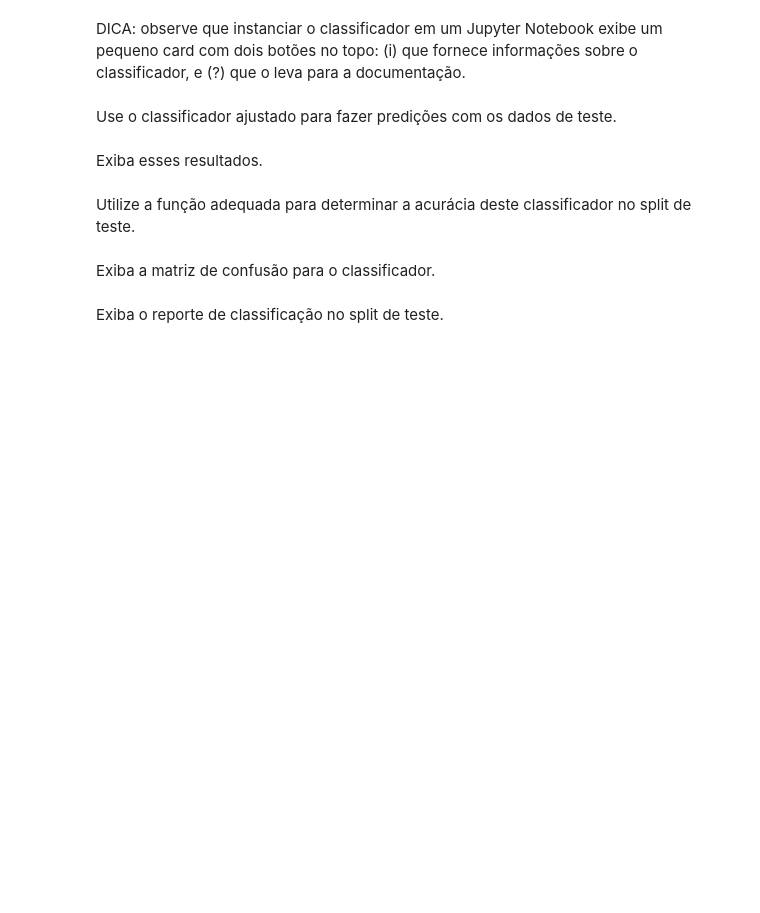
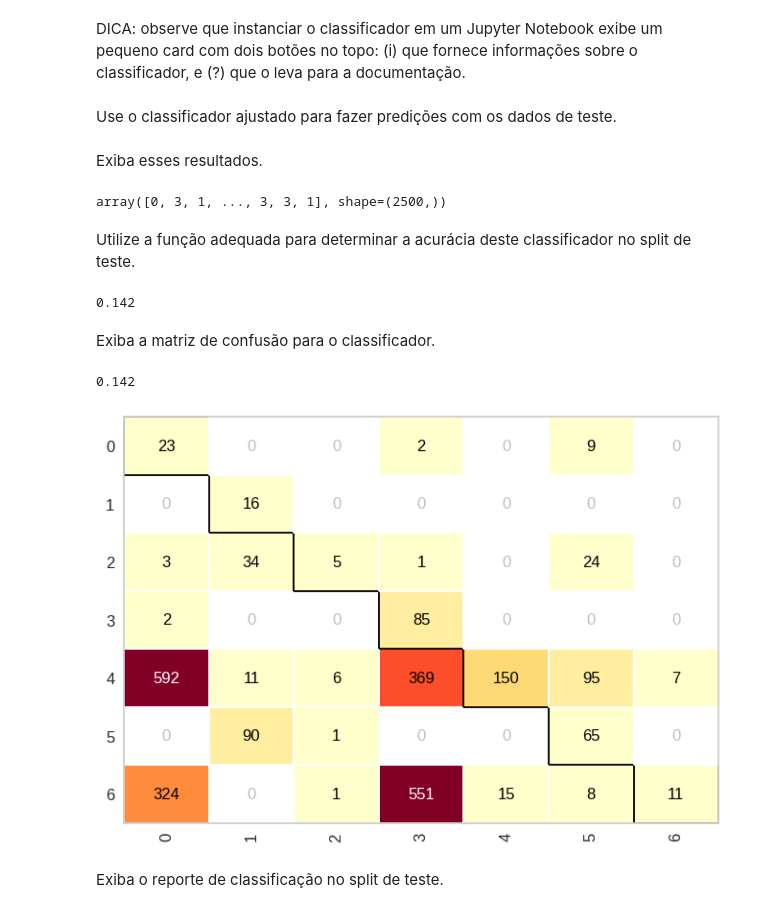
Before and after one commit to Joao-Inacio/Machine-Learning-e-Data-Science-com-Python, a Jupyter notebook: 0.2-aprendizagem-bayesiana/Parte 1.2 - Classificação - Aprendizagem bayesiana.ipynb, the cells around one changed output. Cells and saved outputs as stored; diff of their text form; code cells hidden in the pictures; blank space fills up the shorter version.

Commit message:
Resolução do exercício do modelo naive bayes

```diff
--- a/0.2-aprendizagem-bayesiana/Parte 1.2 - Classificação - Aprendizagem bayesiana.ipynb
+++ b/0.2-aprendizagem-bayesiana/Parte 1.2 - Classificação - Aprendizagem bayesiana.ipynb
@@ -13,6 +8,8 @@ import os
 from sklearn.metrics import accuracy_score, confusion_matrix, classification_report
 from sklearn.naive_bayes import GaussianNB
 from yellowbrick.classifier import ConfusionMatrix
+# %%
+DRIVE_DIRECTORY = Path.cwd().parent / "data"
 # %% [markdown]
 # Aprendizagem bayesiana (Naive Bayes)
 # %% [markdown]
@@ -35,0 +32,3 @@ ___.fit(___, ___)
+# %%
+naive_classifier = GaussianNB()
+naive_classifier.fit(X_train, y_train)
@@ -46,2 +45,6 @@ ___
+# %%
+y_pred
+# %% [output]
+array([0, 3, 1, ..., 3, 3, 1], shape=(2500,))
 # %% [markdown]
 Utilize a função adequada para determinar a acurácia deste classificador no split de teste.
@@ -50,9 +51,16 @@ acc___(___, ___)
+# %%
+accuracy_score(y_test, y_pred)
+# %% [output]
+0.142
 # %% [markdown]
 Exiba a matriz de confusão para o classificador.
 # %%
-cm = ConfusionMatrix(___)
-cm.fit(___, ___)
-cm.score(___, ___)
+cm = ConfusionMatrix(naive_classifier, force_model=True)
+cm.fit(X_train, y_train)
+cm.score(X_test, y_test)
+# %% [output]
+0.142
+[figure, added]
 # %% [markdown]
 Exiba o reporte de classificação no split de teste.
 # %%
```
Also changed, not shown: parts of 27 cells of this notebook.
